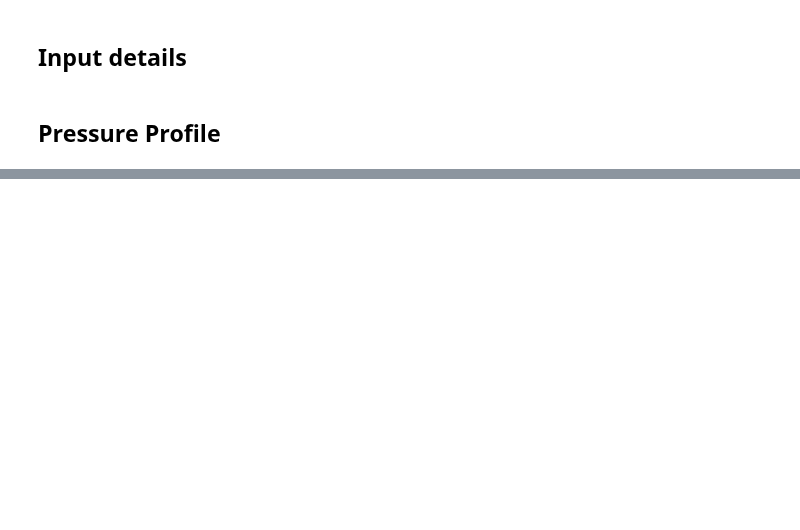
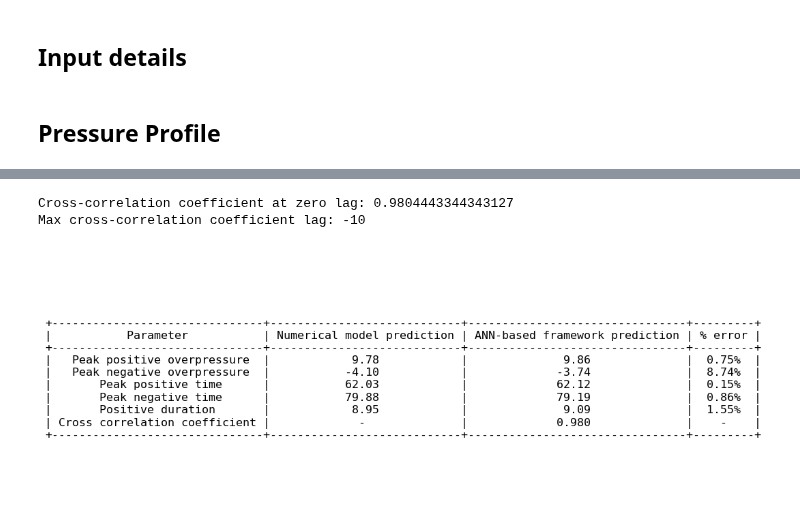
Before and after one commit to ChamodiWidanage/Pressure_history_2, a Jupyter notebook: Combined_Code_All_Sections_ANN.ipynb, the cells around one changed output, grey strips where cells are left out. Cells and saved outputs as stored; diff of their text form; code cells hidden in the pictures; blank space fills up the shorter version.

```diff
--- a/Combined_Code_All_Sections_ANN.ipynb
+++ b/Combined_Code_All_Sections_ANN.ipynb
@@ -200,0 +253,80 @@ plt.show()
+# %%
+# Define the lag range
+lag_range = 50
+
+# Compute full cross-correlation
+cross_corr_full = np.correlate(y2, y1, mode='full')
+
+# Find the middle index (corresponds to zero lag)
+mid_idx = len(y2) - 1
+
+# Extract the cross-correlation only within the desired lag range (-50 to 50)
+cross_corr_limited = cross_corr_full[mid_idx - lag_range: mid_idx + lag_range + 1]
+
+# Normalize the cross-correlation coefficient
+norm_cross_corr = cross_corr_limited / (np.std(y2) * np.std(y1) * len(y2))
+
+# Define the lags between -50 and 50
+lags = np.arange(-lag_range, lag_range + 1)
+
+# Find the lag that gives the maximum correlation within the restricted range
+max_corr_lag = lags[np.argmax(np.abs(norm_cross_corr))]
+
+#Plot the cross-correlation for the limited range
+'''plt.plot(lags, norm_cross_corr)
+plt.axvline(0, color='black', linestyle='--', label="Zero lag")
+plt.axvline(max_corr_lag, color='red', linestyle='--', label=f"Max Corr Lag = {max_corr_lag}")
+plt.xlabel('Lag')
+plt.ylabel('Cross-correlation coefficient')
+plt.title('Cross-Correlation between Numerical Model and ANN Prediction')
+plt.legend()
+plt.show()'''
+
+# Check the correlation at zero lag
+zero_lag_corr = norm_cross_corr[lag_range]
+print(f"Cross-correlation coefficient at zero lag: {zero_lag_corr}")
+print(f"Max cross-correlation coefficient lag: {max_corr_lag}")
+# %% [output]
+Cross-correlation coefficient at zero lag: 0.9804443344343127
+Max cross-correlation coefficient lag: -10
+# %%
+# Initialize PrettyTable
+table = PrettyTable()
+
+# Define columns
+table.field_names = ["Parameter", "Numerical model prediction", "ANN-based framework prediction", "% error"]
+
+# Calculate percentage errors
+def per_error(true_value, predicted_value):
+    return abs(predicted_value - true_value) / abs(true_value) * 100
+
+# Add rows
+table.add_row(["Peak positive overpressure", f"{positive_peak_pressure_num:.2f}", f"{positive_peak_pressure_ann:.2f}", f"{per_error(positive_peak_pressure_num, positive_peak_pressure_ann):.2f}%"])
+table.add_row(["Peak negative overpressure", f"{negative_peak_pressure_num:.2f}", f"{negative_peak_pressure_ann:.2f}", f"{per_error(negative_peak_pressure_num, negative_peak_pressure_ann):.2f}%"])
+table.add_row(["Peak positive time", f"{positive_peak_time_num:.2f}", f"{positive_peak_time_ann:.2f}", f"{per_error(positive_peak_time_num, positive_peak_time_ann):.2f}%"])
+table.add_row(["Peak negative time", f"{negative_peak_time_num:.2f}", f"{negative_peak_time_ann:.2f}", f"{per_error(negative_peak_time_num, negative_peak_time_ann):.2f}%"])
+table.add_row(["Positive duration", f"{positive_duration_num:.2f}", f"{positive_duration_ann:.2f}", f"{per_error(positive_duration_num, positive_duration_ann):.2f}%"])
+#table.add_row(["Negative duration", f"{negative_duration_num:.2f}", f"{negative_duration_ann:.2f}", f"{per_error(negative_duration_num, negative_duration_ann):.2f}%"])
+table.add_row(["Cross correlation coefficient", "-", f"{zero_lag_corr:.3f}", "-"])
+
+# Convert PrettyTable to string
+table_str = table.get_string()
+
+# Set up Matplotlib figure and axes
+fig, ax = plt.subplots()
+
+# Hide axes
+ax.xaxis.set_visible(False)
+ax.yaxis.set_visible(False)
+ax.set_frame_on(False)
+
+# Use the table_str as the plot text
+ax.text(0.5, 0.5, table_str, fontsize=12, ha="center", va="center", family="monospace")
+
+# Save the table as an image
+plt.savefig(f'IP_Num&ANN_Comparison/Images2/Section{section}/table_{standoff_distance}m{charge_mass}kg.png', bbox_inches='tight', dpi=150)
+
+# Show the plot (optional)
+plt.show()
+# %% [output]
+[figure, added]
```
Also changed, not shown: parts of 7 cells of this notebook, 15 other files.
